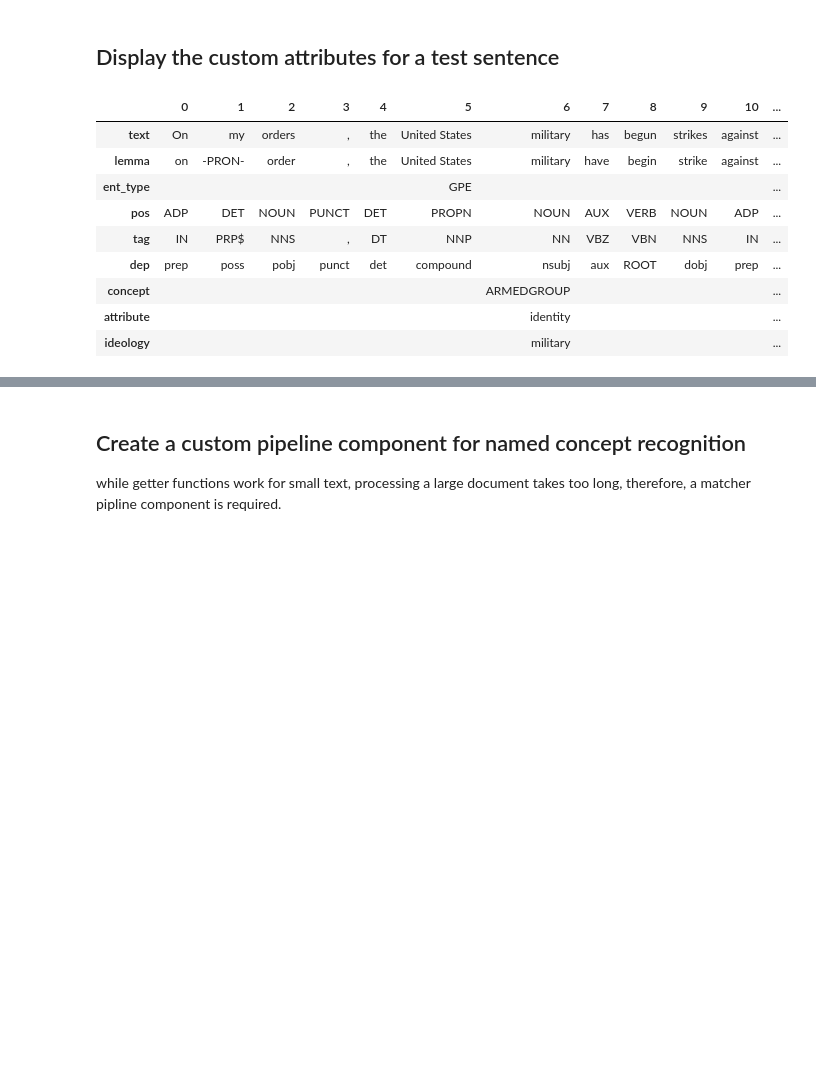
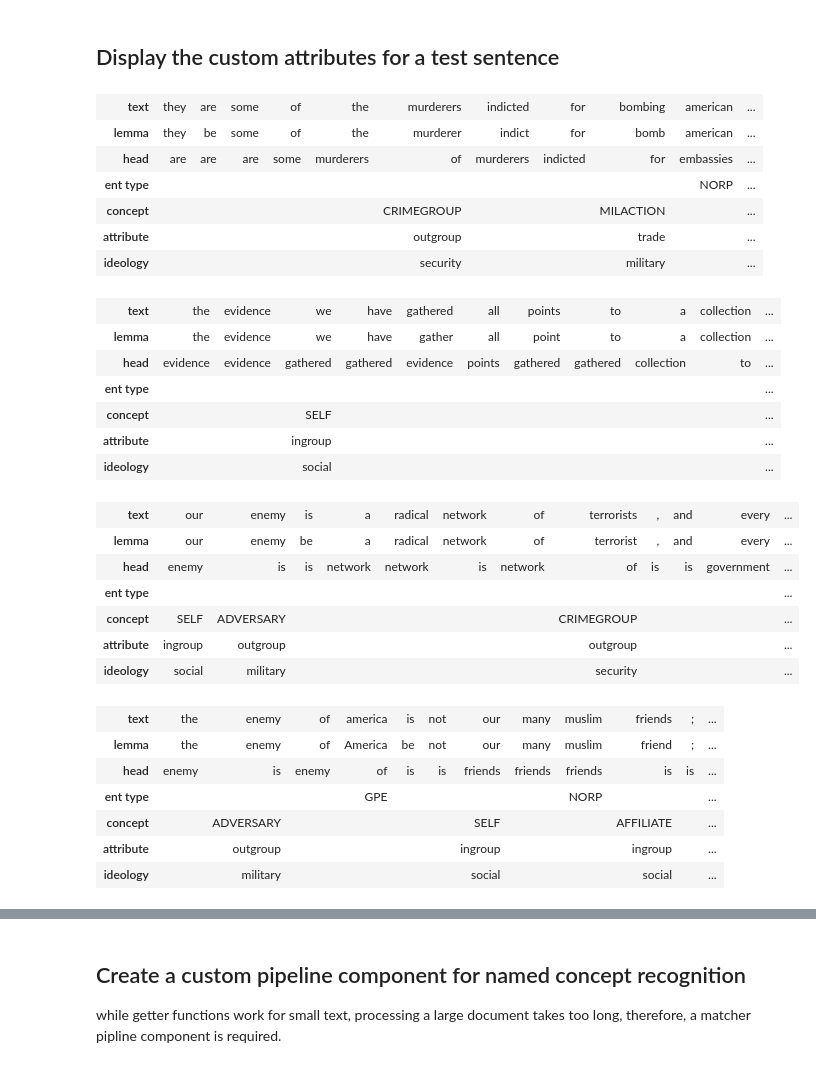
Before and after one commit to Fourthought/Hostile-Narrative-Analysis, a Jupyter notebook: Obj 1 - pre-processing/Experiment 1.6 - Named Concept Recognition/Group Markup Schema.ipynb, the cells around one changed output, grey strips where cells are left out. Saved outputs shown, nothing was run; the diff lists cells and outputs as text; code cells hidden in the pictures; blank space fills up the shorter version.

```diff
--- a/Obj 1 - pre-processing/Experiment 1.6 - Named Concept Recognition/Group Markup Schema.ipynb
+++ b/Obj 1 - pre-processing/Experiment 1.6 - Named Concept Recognition/Group Markup Schema.ipynb
@@ -449,6 +449,6 @@ import spacy
 
 nlp = spacy.load("en_core_web_md")
 
-merge_ents = nlp.create_pipe("merge_entities")
-nlp.add_pipe(merge_ents, after = "ner")
+# merge_ents = nlp.create_pipe("merge_entities")
+# nlp.add_pipe(merge_ents, after = "ner")
 # %% [output]
@@ -465,19 +467,46 @@ Wall time: 0 ns
 # %% [markdown]
 ## Display the custom attributes for a test sentence
-# %%
-from visuals import sent_frame
-text = "On my orders, the United States military has begun strikes against Al Qaeda terrorist training camps and military installations of the Taliban regime in Afghanistan."
-doc = nlp(text)
-
-display(sent_frame(doc))
-# %% [output]
-|  | 0 | 1 | 2 | 3 | 4 | 5 | 6 | 7 | 8 | 9 | 10 | ... |
-| text | On | my | orders | , | the | United States | military | has | begun | strikes | against | ... |
-| lemma | on | -PRON- | order | , | the | United States | military | have | begin | strike | against | ... |
-| ent_type |  |  |  |  |  | GPE |  |  |  |  |  | ... |
-| pos | ADP | DET | NOUN | PUNCT | DET | PROPN | NOUN | AUX | VERB | NOUN | ADP | ... |
-| tag | IN | PRP$ | NNS | , | DT | NNP | NN | VBZ | VBN | NNS | IN | ... |
-| dep | prep | poss | pobj | punct | det | compound | nsubj | aux | ROOT | dobj | prep | ... |
-| concept |  |  |  |  |  |  | ARMEDGROUP |  |  |  |  | ... |
-| attribute |  |  |  |  |  |  | identity |  |  |  |  | ... |
-| ideology |  |  |  |  |  |  | military |  |  |  |  | ... |
+# %%
+from visuals import sent_frame
+
+texts = {
+    "The evidence we have gathered all points to a collection of loosely affiliated terrorist organisations known as al Qaeda.",
+    "They are some of the murderers indicted for bombing American embassies in Tanzania and Kenya, and responsible for bombing the USS Cole",
+    "The enemy of America is not our many Muslim friends; it is not our many Arab friends",
+    "Our enemy is a radical network of terrorists, and every government that supports them"
+}
+
+for text in texts:
+    doc = nlp(text)
+    display(sent_frame(doc).style.hide(axis="columns"))
+    print()
+    print()
+# %% [output]
+| text | they | are | some | of | the | murderers | indicted | for | bombing | american | ... |
+| lemma | they | be | some | of | the | murderer | indict | for | bomb | american | ... |
+| head | are | are | are | some | murderers | of | murderers | indicted | for | embassies | ... |
+| ent type |  |  |  |  |  |  |  |  |  | NORP | ... |
+| concept |  |  |  |  |  | CRIMEGROUP |  |  | MILACTION |  | ... |
+| attribute |  |  |  |  |  | outgroup |  |  | trade |  | ... |
+| ideology |  |  |  |  |  | security |  |  | military |  | ... |
+| text | the | evidence | we | have | gathered | all | points | to | a | collection | ... |
+| lemma | the | evidence | we | have | gather | all | point | to | a | collection | ... |
+| head | evidence | evidence | gathered | gathered | evidence | points | gathered | gathered | collection | to | ... |
+| ent type |  |  |  |  |  |  |  |  |  |  | ... |
+| concept |  |  | SELF |  |  |  |  |  |  |  | ... |
+| attribute |  |  | ingroup |  |  |  |  |  |  |  | ... |
+| ideology |  |  | social |  |  |  |  |  |  |  | ... |
+| text | our | enemy | is | a | radical | network | of | terrorists | , | and | every | ... |
+| lemma | our | enemy | be | a | radical | network | of | terrorist | , | and | every | ... |
+| head | enemy | is | is | network | network | is | network | of | is | is | government | ... |
+| ent type |  |  |  |  |  |  |  |  |  |  |  | ... |
+| concept | SELF | ADVERSARY |  |  |  |  |  | CRIMEGROUP |  |  |  | ... |
+| attribute | ingroup | outgroup |  |  |  |  |  | outgroup |  |  |  | ... |
+| ideology | social | military |  |  |  |  |  | security |  |  |  | ... |
+| text | the | enemy | of | america | is | not | our | many | muslim | friends | ; | ... |
+| lemma | the | enemy | of | America | be | not | our | many | muslim | friend | ; | ... |
+| head | enemy | is | enemy | of | is | is | friends | friends | friends | is | is | ... |
+| ent type |  |  |  | GPE |  |  |  |  | NORP |  |  | ... |
+| concept |  | ADVERSARY |  |  |  |  | SELF |  |  | AFFILIATE |  | ... |
+| attribute |  | outgroup |  |  |  |  | ingroup |  |  | ingroup |  | ... |
+| ideology |  | military |  |  |  |  | social |  |  | social |  | ... |
```
Also changed, not shown: parts of 14 cells of this notebook, 7 other files.
